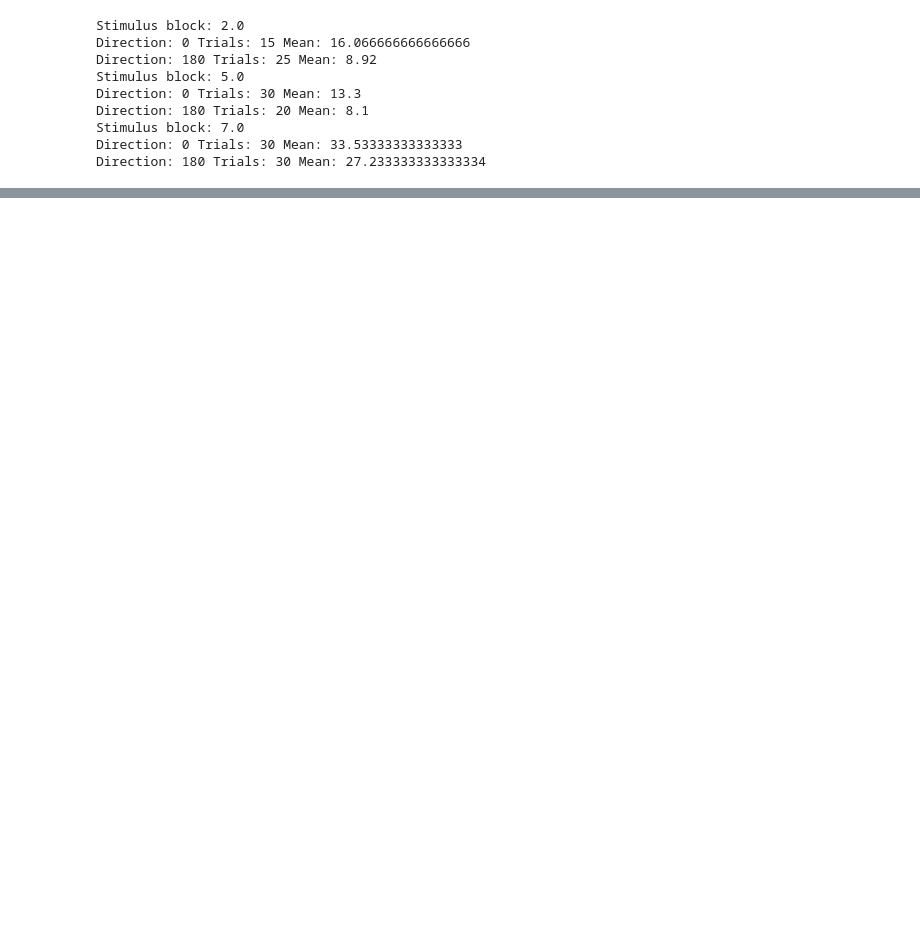
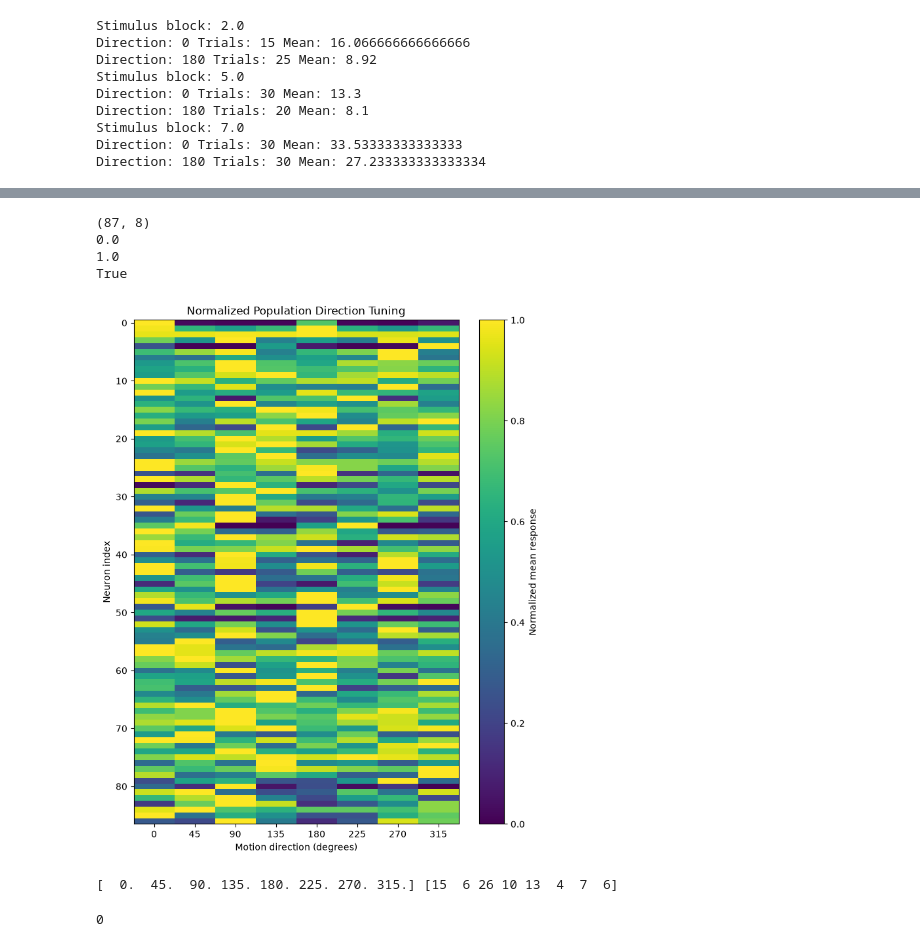
Before and after one commit to Kian3388/mouse-v1-direction-decoder, a Jupyter notebook: notebooks/step5.ipynb, the cells around one changed output, grey strips where cells are left out. Saved outputs shown, nothing was run; the diff lists cells and outputs as text; code cells hidden in the pictures; blank space fills up the shorter version.

```diff
--- a/notebooks/step5.ipynb
+++ b/notebooks/step5.ipynb
@@ -117,0 +244,36 @@ Direction: 180 Trials: 30 Mean: 27.233333333333334
+# %%
+normalized_tuning = np.empty((87, 8))
+
+for i in range(87):
+    row_max = np.max(tuning_matrix[i])
+    for direction in range(len(np.unique(Y))):
+        if row_max != 0:
+            normalized_tuning[i][direction] = (tuning_matrix[i][direction])/row_max
+        else:
+            normalized_tuning[i][direction] = (tuning_matrix[i][direction])
+# %%
+print(normalized_tuning.shape)
+print(np.min(normalized_tuning))
+print(np.max(normalized_tuning))
+print(np.all(np.isfinite(normalized_tuning)))
+# %% [output]
+(87, 8)
+0.0
+1.0
+True
+# %%
+plt.figure(figsize=(8, 10))
+
+plt.imshow(normalized_tuning, aspect='auto', vmin=0, vmax=1)
+
+plt.xticks(range(len(directions)), directions.astype(int))
+
+plt.xlabel("Motion direction (degrees)")
+plt.ylabel("Neuron index")
+plt.title("Normalized Population Direction Tuning")
+
+plt.colorbar(label="Normalized mean response")
+
+plt.show()
+# %% [output]
+[figure, added]
@@ -117,0 +285,17 @@ Direction: 180 Trials: 30 Mean: 27.233333333333334
+# %%
+value, counts = np.unique(preferred_directions, return_counts=True)
+print(value, counts)
+# %% [output]
+[  0.  45.  90. 135. 180. 225. 270. 315.] [15  6 26 10 13  4  7  6]
+# %%
+how_many_0_maxs = 0
+
+for i in range(87):
+    row_max = np.max(tuning_matrix[i])
+
+    if row_max == 0:
+        how_many_0_maxs += 1
+
+print(how_many_0_maxs)
+# %% [output]
+0
```
Also changed, not shown: parts of 25 cells of this notebook.
